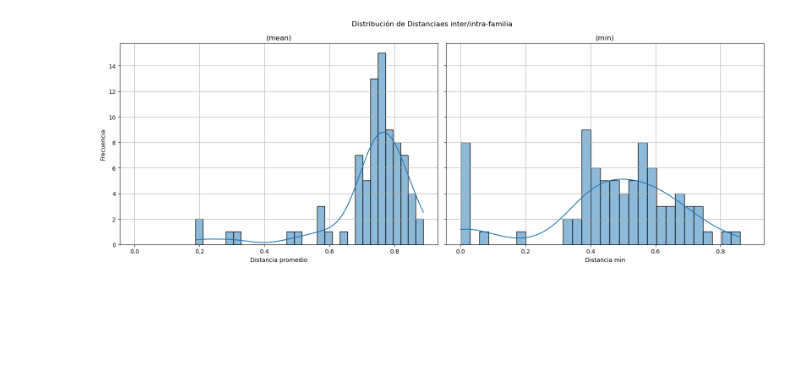
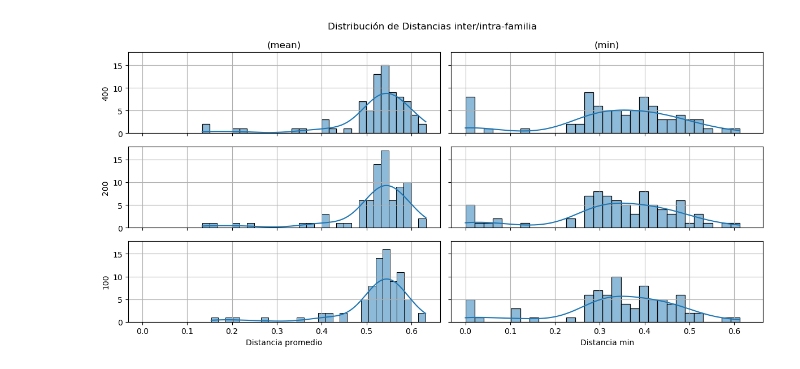
Before and after one commit to Gisch97/RNA-analysis, a Jupyter notebook: DataAnalysis/ArchiveII_seq-struc_similarity/clustering/Struc_dist_filtered_inter.ipynb, the cells around one changed output. Saved outputs shown, nothing was run; the diff lists cells and outputs as text; code cells hidden in the pictures; blank space fills up the shorter version.

Commit message:
BIG UPDATE:  code + plots + py

```diff
--- a/DataAnalysis/ArchiveII_seq-struc_similarity/clustering/Struc_dist_filtered_inter.ipynb
+++ b/DataAnalysis/ArchiveII_seq-struc_similarity/clustering/Struc_dist_filtered_inter.ipynb
@@ -5,12 +5,17 @@ import seaborn as sns
 import matplotlib.pyplot as plt
 import rna_utils as ru
 
-DIST_PATH = "../../data/rnadist_f_all.h5"
+DATA_PATH    = "/home/gkulemeyer/Documents/Repos/RNA-analysis/DataAnalysis/data/"
 
-META_PATH = "../../data/sources/ArchiveII_with_prob_and_motiv.csv"
-META200_PATH = "/home/gkulemeyer/Documents/Repos/RNA-analysis/DataAnalysis/data/filtered_dataset/ArchiveII_hclus_200.csv"
-META400_PATH = "/home/gkulemeyer/Documents/Repos/RNA-analysis/DataAnalysis/data/filtered_dataset/ArchiveII_hclus_400.csv"
+DIST_PATH    = DATA_PATH + "rnadist_f_all.h5"
+dist100_PATH = DATA_PATH + "hc_filtered100.h5"
+dist200_PATH = DATA_PATH + "hc_filtered200.h5"
+dist400_PATH = DATA_PATH + "hc_filtered400.h5"
+META_PATH    = DATA_PATH + "sources/ArchiveII_with_prob_and_motiv.csv"
 # %%
 dist, meta = ru.load_and_align(corr_path=DIST_PATH, meta_path=META_PATH)
-dist200, meta200 = ru.load_and_align(corr_path=DIST_PATH, meta_path=META200_PATH)
-dist400, meta400 = ru.load_and_align(corr_path=DIST_PATH, meta_path=META400_PATH)
+dist100, meta100 = ru.load_and_align(corr_path=dist100_PATH, meta_path=META_PATH)
+dist200, meta200 = ru.load_and_align(corr_path=dist200_PATH, meta_path=META_PATH)
+dist400, meta400 = ru.load_and_align(corr_path=dist400_PATH, meta_path=META_PATH)
+
+print(meta400.groupby("fam")["sequence"].count())
@@ -169,21 +244,35 @@ mean
 # %%
 import seaborn as sns
 import matplotlib.pyplot as plt
 
-fig, ax = plt.subplots(1, 2, figsize=(16, 6), sharey=True, sharex=True)
+fig, ax = plt.subplots(3, 2, figsize=(12, 6), sharey=True, sharex=True)
 
-sns.histplot(df_strength.values.flatten(), bins=30, kde=True, ax=ax[0])
-sns.histplot(df_min.values.flatten(), bins=30, kde=True, ax=ax[1])
-ax[0].set_title("(mean)")
-ax[1].set_title("(min)")
-fig.suptitle("Distribución de Distanciaes inter/intra-familia")
-ax[0].set_xlabel("Distancia promedio")
-ax[1].set_xlabel("Distancia min")
-ax[0].set_ylabel("Frecuencia")
-ax[0].grid(True)
-ax[1].grid(True)
+sns.histplot(df_mean_400.values.flatten(), bins=30, kde=True, ax=ax[0, 0])
+sns.histplot(df_min_400.values.flatten(), bins=30, kde=True, ax=ax[0, 1])
+ax[0, 0].set_title("(mean)")
+ax[0, 1].set_title("(min)")
+fig.suptitle("Distribución de Distancias inter/intra-familia")
+ax[0, 0].set_xlabel("Distancia promedio")
+ax[0, 1].set_xlabel("Distancia min")
+ax[0, 0].set_ylabel("400")
+ax[0, 0].grid(True)
+ax[0, 1].grid(True)
+sns.histplot(df_mean_200.values.flatten(), bins=30, kde=True, ax=ax[1, 0])
+sns.histplot(df_min_200.values.flatten(), bins=30, kde=True, ax=ax[1, 1])
+ax[1, 0].set_xlabel("Distancia promedio")
+ax[1, 1].set_xlabel("Distancia min")
+ax[1, 0].set_ylabel("200")
+ax[1, 0].grid(True)
+ax[1, 1].grid(True)
+sns.histplot(df_mean_100.values.flatten(), bins=30, kde=True, ax=ax[2, 0])
+sns.histplot(df_min_100.values.flatten(), bins=30, kde=True, ax=ax[2, 1])
+ax[2, 0].set_xlabel("Distancia promedio")
+ax[2, 1].set_xlabel("Distancia min")
+ax[2, 0].set_ylabel("100")
+ax[2, 0].grid(True)
+ax[2, 1].grid(True)
 fig.tight_layout()
 plt.show()
 # %% [output]
-[figure, old version]
+[figure, new version]
 # %%
```
Also changed, not shown: parts of 21 cells of this notebook, 47 other files.
